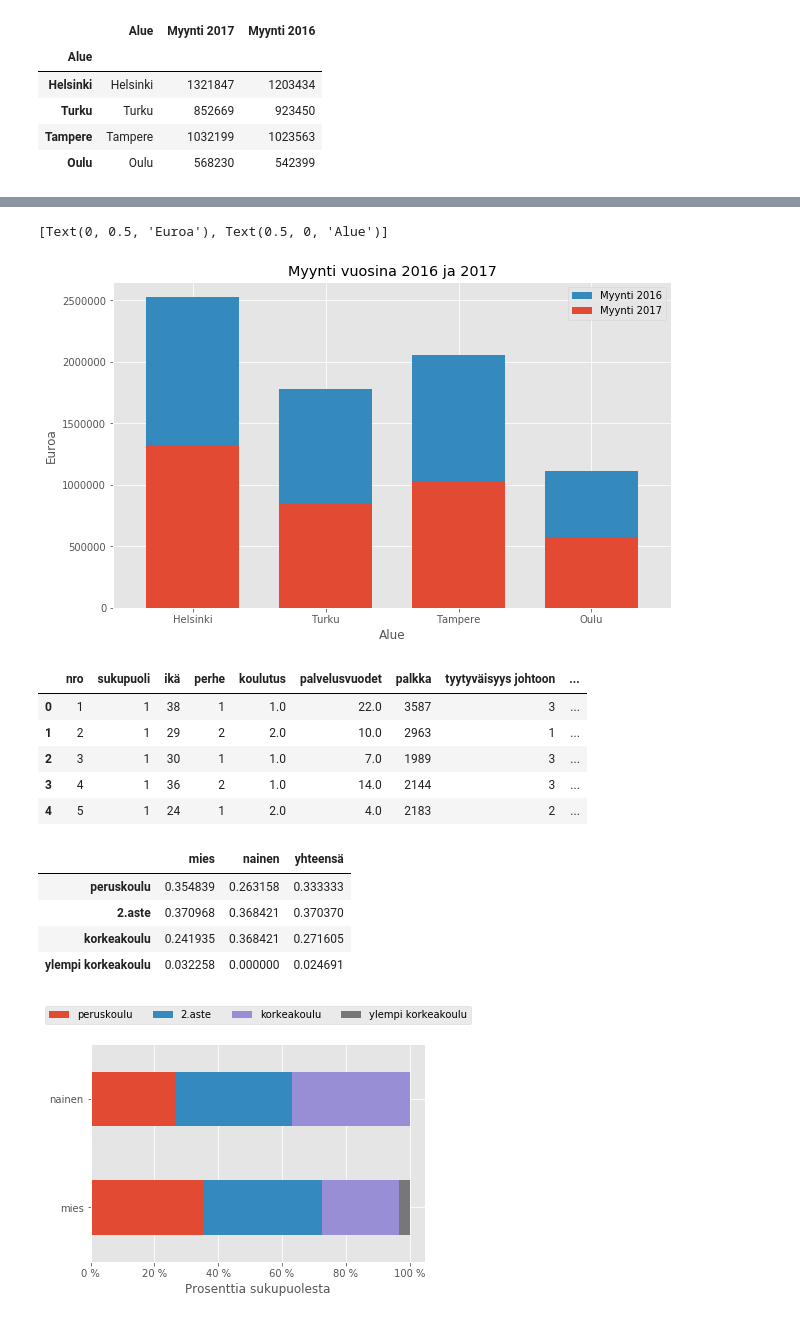
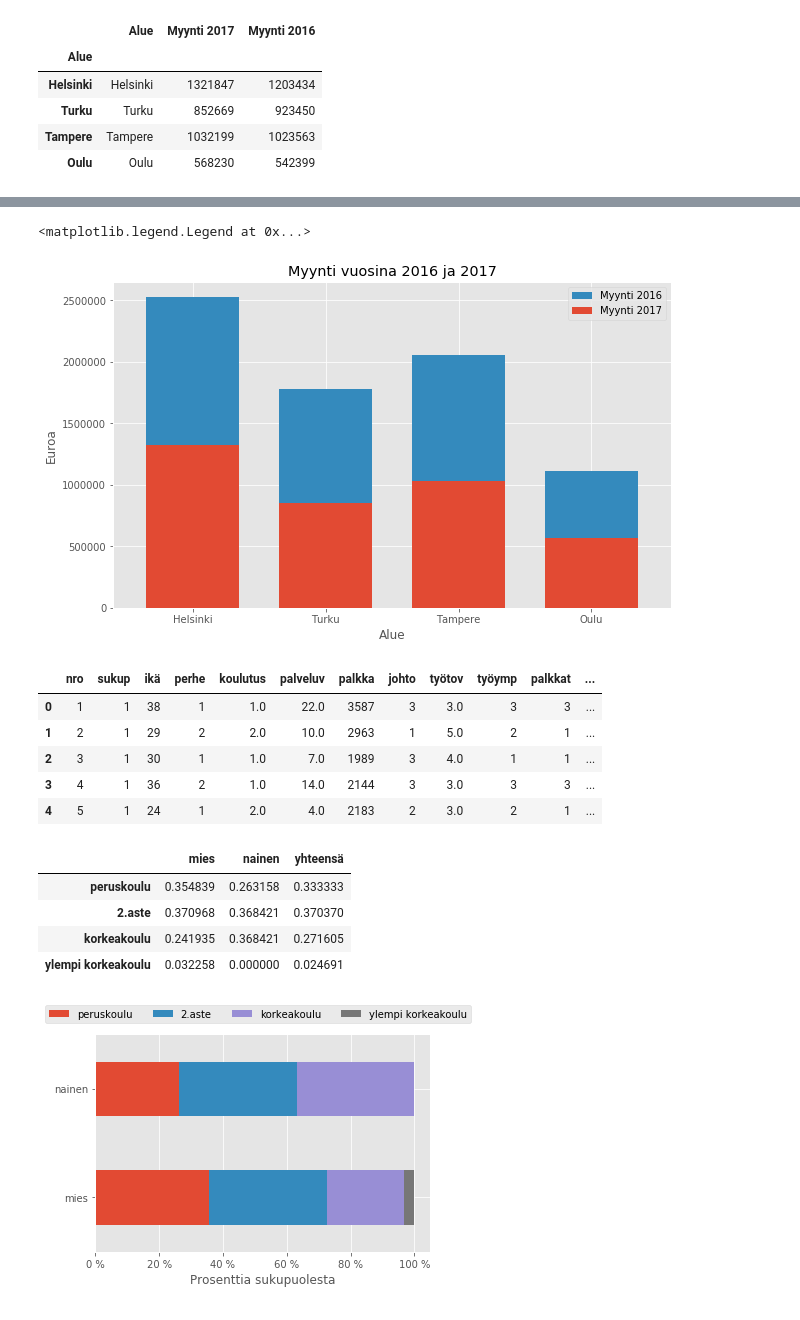
Before and after one commit to taanila/tilastoapu, a Jupyter notebook: kuviot1.ipynb, the cells around one changed output, grey strips where cells are left out. Drawn from its saved outputs; the diff is of its cells as text; code cells hidden in the pictures.

Commit message:
Matplotlib perusteita kaavioiden laadintaan

```diff
--- a/kuviot1.ipynb
+++ b/kuviot1.ipynb
@@ -133,27 +137,32 @@ ax3.set(xlabel='Alue', ylabel='Euroa')
 [figure]
 # %%
-#legend='reverse' vaihtaa selitteen järjestyksen.
-#stacked=True pinoaa pylväät päällekkäin:
-ax4=myynnit2.plot.bar(figsize=(10,6), title='Myynti vuosina 2016 ja 2017', rot=0, width=0.7,
-                     legend='reverse', stacked=True)
+#stacked=True pinoaa pylväät päällekkäin
+ax4=myynnit2.plot.bar(figsize=(10,6), width=0.7, stacked=True)
 
-ax4.set(xlabel='Alue', ylabel='Euroa')
+ax4.set(title='Myynti vuosina 2016 ja 2017', xlabel='Alue', ylabel='Euroa')
+
+#luokka-akselin nimiöiden kääntö
+ax4.tick_params(axis='x', labelrotation=0)
+
+#selitteen järjestys käännetty
+handles, labels = ax4.get_legend_handles_labels()
+ax4.legend(reversed(handles), reversed(labels))
 # %% [output]
-[Text(0, 0.5, 'Euroa'), Text(0.5, 0, 'Alue')]
+<matplotlib.legend.Legend at 0x...>
 [figure]
 # %%
-df = pd.read_excel('http://www.elisanet.fi/taanila/data1.xlsx', sheet_name = 'Data')
+df = pd.read_excel('http://taanila.fi/data1.xlsx')
 df.head()
 # %% [output]
-|  | nro | sukupuoli | ikä | perhe | koulutus | palvelusvuodet | palkka | tyytyväisyys johtoon | ... |
-| 0 | 1 | 1 | 38 | 1 | 1.0 | 22.0 | 3587 | 3 | ... |
-| 1 | 2 | 1 | 29 | 2 | 2.0 | 10.0 | 2963 | 1 | ... |
-| 2 | 3 | 1 | 30 | 1 | 1.0 | 7.0 | 1989 | 3 | ... |
-| 3 | 4 | 1 | 36 | 2 | 1.0 | 14.0 | 2144 | 3 | ... |
-| 4 | 5 | 1 | 24 | 1 | 2.0 | 4.0 | 2183 | 2 | ... |
+|  | nro | sukup | ikä | perhe | koulutus | palveluv | palkka | johto | työtov | työymp | palkkat | ... |
+| 0 | 1 | 1 | 38 | 1 | 1.0 | 22.0 | 3587 | 3 | 3.0 | 3 | 3 | ... |
+| 1 | 2 | 1 | 29 | 2 | 2.0 | 10.0 | 2963 | 1 | 5.0 | 2 | 1 | ... |
+| 2 | 3 | 1 | 30 | 1 | 1.0 | 7.0 | 1989 | 3 | 4.0 | 1 | 1 | ... |
+| 3 | 4 | 1 | 36 | 2 | 1.0 | 14.0 | 2144 | 3 | 3.0 | 3 | 3 | ... |
+| 4 | 5 | 1 | 24 | 1 | 2.0 | 4.0 | 2183 | 2 | 3.0 | 2 | 1 | ... |
 # %%
-#Sukupuolen ja koulutuksen ristiintaulukointi:
-df1 = pd.crosstab(df['koulutus'], df['sukupuoli'], margins = True, normalize = 'columns')
+#Sukupuolen ja koulutuksen ristiintaulukointi
+df1 = pd.crosstab(df['koulutus'], df['sukup'], margins = True, normalize = 'columns')
 
 df1.index = ['peruskoulu','2.aste','korkeakoulu','ylempi korkeakoulu']
 df1.columns = ['mies','nainen','yhteensä']
@@ -166,19 +175,20 @@ df1
 | korkeakoulu | 0.241935 | 0.368421 | 0.271605 |
 | ylempi korkeakoulu | 0.032258 | 0.000000 | 0.024691 |
 # %%
-#T vaihtaa sarakkeet riveiksi.
-#stacked=True pinoaa pylväät.
+#T vaihtaa sarakkeet riveiksi
+#stacked=True pinoaa pylväät
 ax5=df1[['mies','nainen']].T.plot.barh(stacked=True)
 
 ax5.set_xlabel('Prosenttia sukupuolesta')
 
-#selitteen sijoittelun voi määrittää tarkasti.
-#ncol=4, tarkoittaa, että selitteessä on neljä asiaa rinnakkain.
-ax5.legend(loc='upper center', bbox_to_anchor=(0.5, 1.2), ncol=4)
+#selitteen sijoittelun voi määrittää tarkasti
+#ncol=4, tarkoittaa, että selitteessä on neljä asiaa rinnakkain
+ax5.legend(loc=(-0.15,1.05), ncol=4)
 
 ax5.set_xticklabels(['{:.0f} %'.format(x*100) for x in ax5.get_xticks()])
 
-#Kuvio on helppo tallentaa (gcf=get current figure):
-plt.gcf().savefig('kuva.png')
+#Kuvio on helppo tallentaa (gcf=get current figure)
+#Ilman parametria bbox_inches='tight' kaavion reuna-alueita voi jäädä tallentumatta
+plt.gcf().savefig('kuva.png', bbox_inches='tight')
 # %% [output]
-[figure, old version]
+[figure, new version]
```
Also changed, not shown: parts of 8 cells of this notebook.
